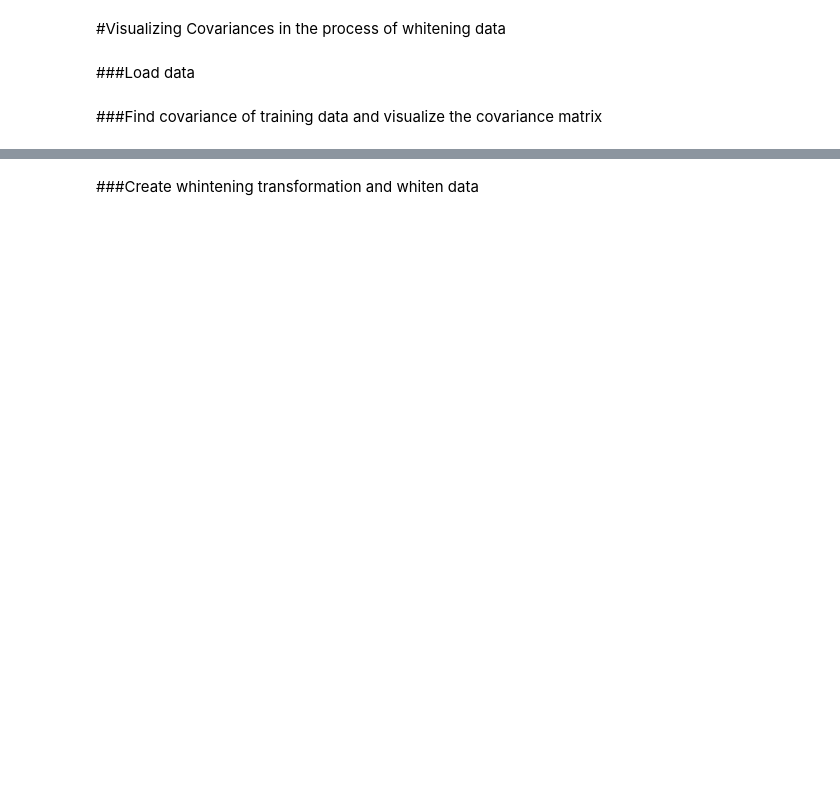
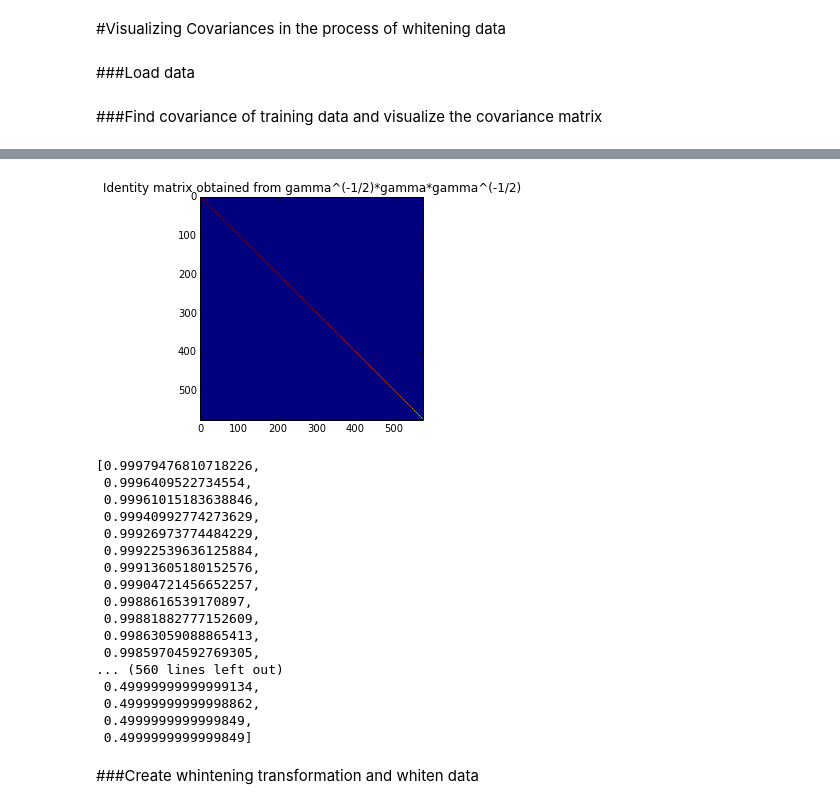
Before and after one commit to ArkAung/Eigenfaces, a Jupyter notebook: Covariance Visualizations.ipynb, the cells around one changed output, grey strips where cells are left out. Saved outputs shown, nothing was run; the diff lists cells and outputs as text; code cells hidden in the pictures; blank space fills up the shorter version.

```diff
--- a/Covariance Visualizations.ipynb
+++ b/Covariance Visualizations.ipynb
@@ -51,3 +51,30 @@ plt.show(img)
+# %%
+diag = np.diag(V)
+iden = np.real(diag_mat.dot(diag.dot(diag_mat)))
+diag_iden = [ iden[i][i] for i in range(len(iden))]
+plt.title('Identity matrix obtained from gamma^(-1/2)*gamma*gamma^(-1/2)')
+img = plt.imshow(iden)
+plt.show(img)
+diag_iden
+# %% [output]
+[figure, added]
+[0.99979476810718226,
+ 0.9996409522734554,
+ 0.99961015183638846,
+ 0.99940992774273629,
+ 0.99926973774484229,
+ 0.99922539636125884,
+ 0.99913605180152576,
+ 0.99904721456652257,
+ 0.9988616539170897,
+ 0.99881882777152609,
+ 0.99863059088865413,
+ 0.99859704592769305,
+... (560 lines left out)
+ 0.49999999999999134,
+ 0.49999999999998862,
+ 0.4999999999999849,
+ 0.4999999999999849]
 # %% [markdown]
 ###Create whintening transformation and whiten data
 # %%
```
Also changed, not shown: parts of 5 cells of this notebook.
